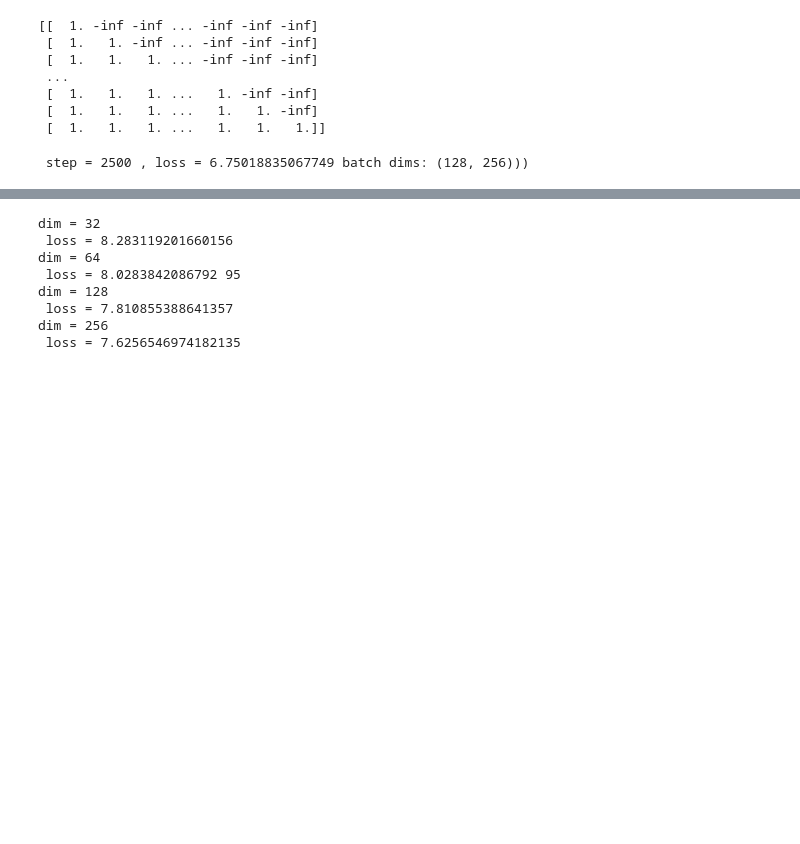
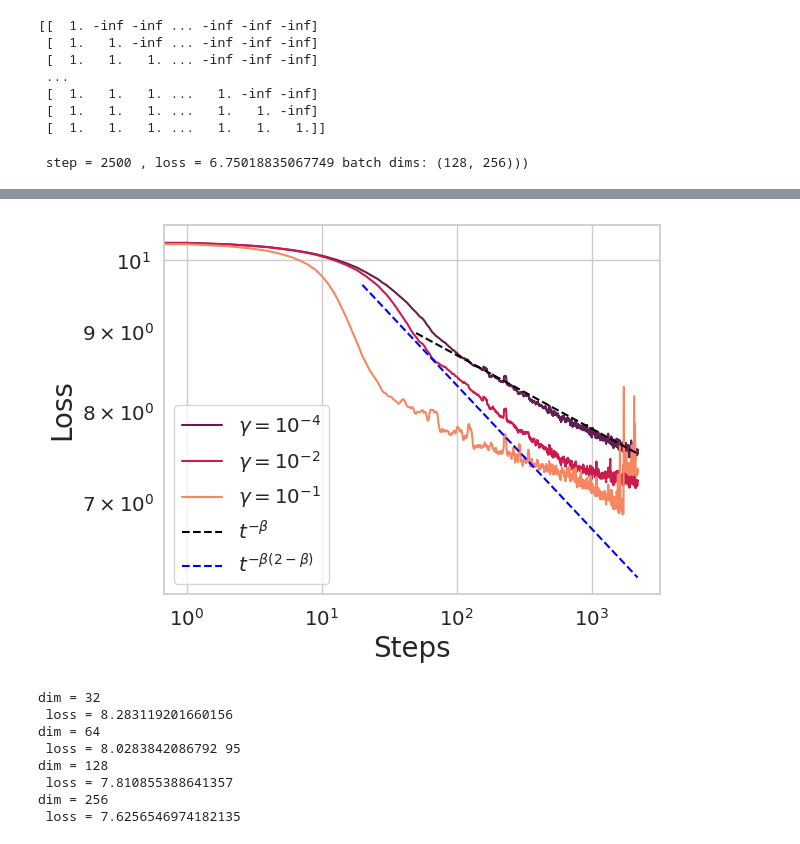
Before and after one commit to Pehlevan-Group/inf_transformer_limits, a Jupyter notebook: language_expts.ipynb, the cells around one changed output, grey strips where cells are left out. Saved outputs shown, nothing was run; the diff lists cells and outputs as text; code cells hidden in the pictures; blank space fills up the shorter version.

```diff
--- a/language_expts.ipynb
+++ b/language_expts.ipynb
@@ -346,3 +354,25 @@ def train_model(param_args, opt_args, data = None, adam = False):
         if t > T:
             break
     return losses
+# %%
+dim = 128
+heads = 12
+depth = 4
+scale_exp = 1.0
+adam = False
+beta = 8.0
+
+lr = 3.0
+gamma = 0.25
+
+gammas = [0.0001, 0.01, 0.025]
+T = 20000
+
+all_losses = []
+
+for i,gamma in enumerate(gammas):
+    param_args = (dim, heads, depth,scale_exp, beta)
+    opt_args = (lr, gamma, T)
+    print(" ")
+    print(f"dim = {dim}")
+    all_losses += [ train_model(param_args, opt_args, data = None, adam = adam) ]
@@ -349,3 +383,27 @@ def train_model(param_args, opt_args, data = None, adam = False):
+# %%
+import seaborn as sns
+
+sns.set(font_scale=1.3)
+sns.set_style("whitegrid")
+sns.set_palette("rocket", n_colors=len(all_losses))
+
+for i,loss in enumerate(all_losses):
+    window = jnp.ones(10) / 10.0
+    conv_loss = jnp.convolve(jnp.array(loss), window, 'valid')
+    plt.loglog(conv_loss, label = r'$\gamma = 10^{%d}$' % np.log10(gammas[i]))
+
+beta = 0.047
+plt.loglog(jnp.linspace(50,len(conv_loss),len(conv_loss)),10.8*jnp.linspace(50,len(conv_loss),len(conv_loss))**(-beta), '--', color = 'black', label = r'$t^{-\beta}$')
+plt.loglog(jnp.linspace(20,len(conv_loss),len(conv_loss)),12.7*jnp.linspace(20,len(conv_loss),len(conv_loss))**(-beta * (2-beta)), '--', color = 'blue',  label = r'$t^{-\beta(2-\beta)}$')
+
+plt.legend()
+plt.xlabel('Steps', fontsize = 20)
+plt.ylabel('Loss', fontsize = 20)
+#plt.title(f'C4 SGD {T} Steps',fontsize = 20)
+plt.savefig('figures/C4_vary_gamma_early_training.pdf',bbox_inches='tight')
+plt.show()
+# %% [output]
+[figure, added]
 # %%
 dim = 32
 heads = 12
```
Also changed, not shown: parts of 11 cells of this notebook, 5 other files.
